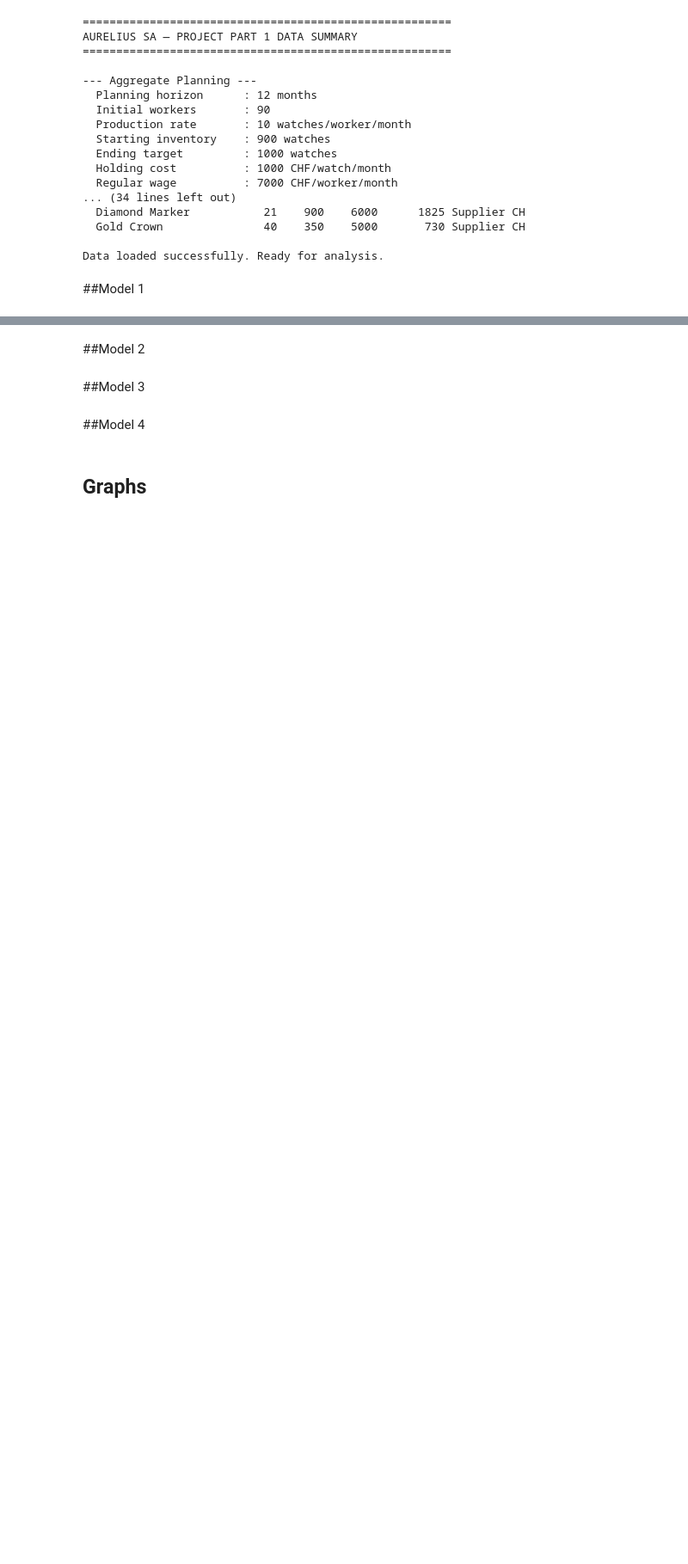
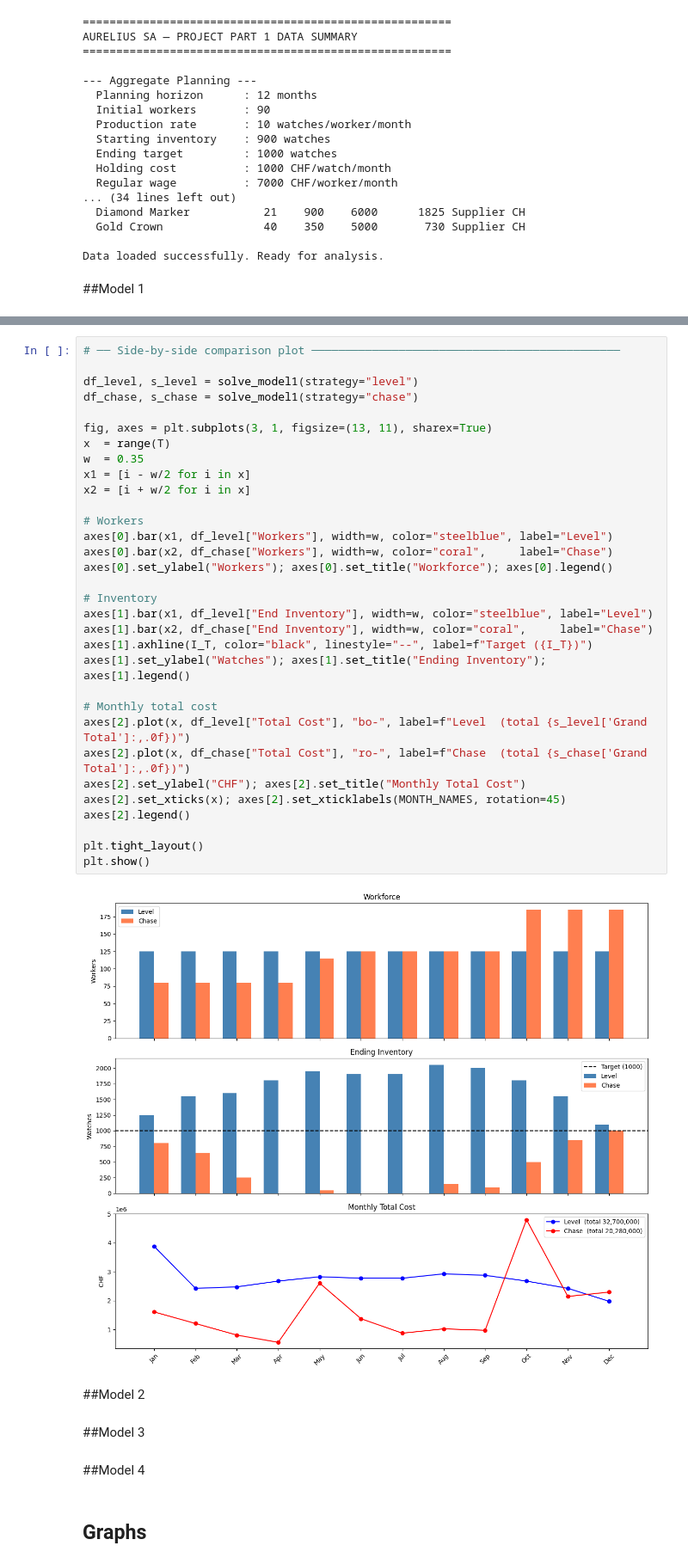
Before and after one commit to twillixa/PPS, a Jupyter notebook: Main.ipynb, the cells around one changed output, grey strips where cells are left out. Shown at 86% size. Cells and saved outputs as stored; diff of their text form; blank space fills up the shorter version.

```diff
--- a/Main.ipynb
+++ b/Main.ipynb
@@ -254,3 +411,37 @@ Data loaded successfully. Ready for analysis.
+# %%
+# ── Side-by-side comparison plot ──────────────────────────────────────────────
+
+df_level, s_level = solve_model1(strategy="level")
+df_chase, s_chase = solve_model1(strategy="chase")
+
+fig, axes = plt.subplots(3, 1, figsize=(13, 11), sharex=True)
+x  = range(T)
+w  = 0.35
+x1 = [i - w/2 for i in x]
+x2 = [i + w/2 for i in x]
+
+# Workers
+axes[0].bar(x1, df_level["Workers"], width=w, color="steelblue", label="Level")
+axes[0].bar(x2, df_chase["Workers"], width=w, color="coral",     label="Chase")
+axes[0].set_ylabel("Workers"); axes[0].set_title("Workforce"); axes[0].legend()
+
+# Inventory
+axes[1].bar(x1, df_level["End Inventory"], width=w, color="steelblue", label="Level")
+axes[1].bar(x2, df_chase["End Inventory"], width=w, color="coral",     label="Chase")
+axes[1].axhline(I_T, color="black", linestyle="--", label=f"Target ({I_T})")
+axes[1].set_ylabel("Watches"); axes[1].set_title("Ending Inventory"); axes[1].legend()
+
+# Monthly total cost
+axes[2].plot(x, df_level["Total Cost"], "bo-", label=f"Level  (total {s_level['Grand Total']:,.0f})")
+axes[2].plot(x, df_chase["Total Cost"], "ro-", label=f"Chase  (total {s_chase['Grand Total']:,.0f})")
+axes[2].set_ylabel("CHF"); axes[2].set_title("Monthly Total Cost")
+axes[2].set_xticks(x); axes[2].set_xticklabels(MONTH_NAMES, rotation=45)
+axes[2].legend()
+
+plt.tight_layout()
+plt.show()
+# %% [output]
+[figure, added]
 # %% [markdown]
 ##Model 2
 # %% [markdown]
```
Also changed, not shown: parts of 4 cells of this notebook.
